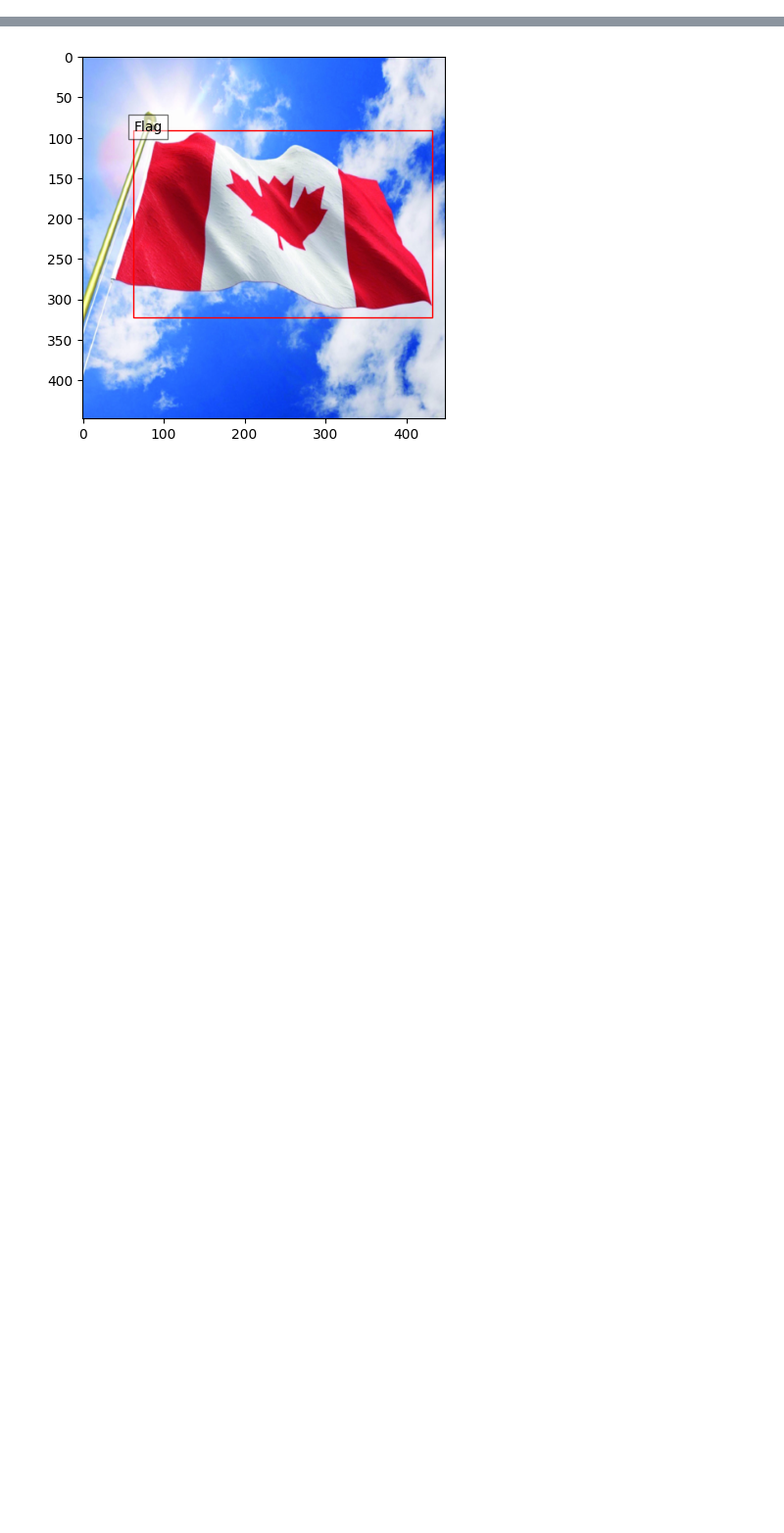
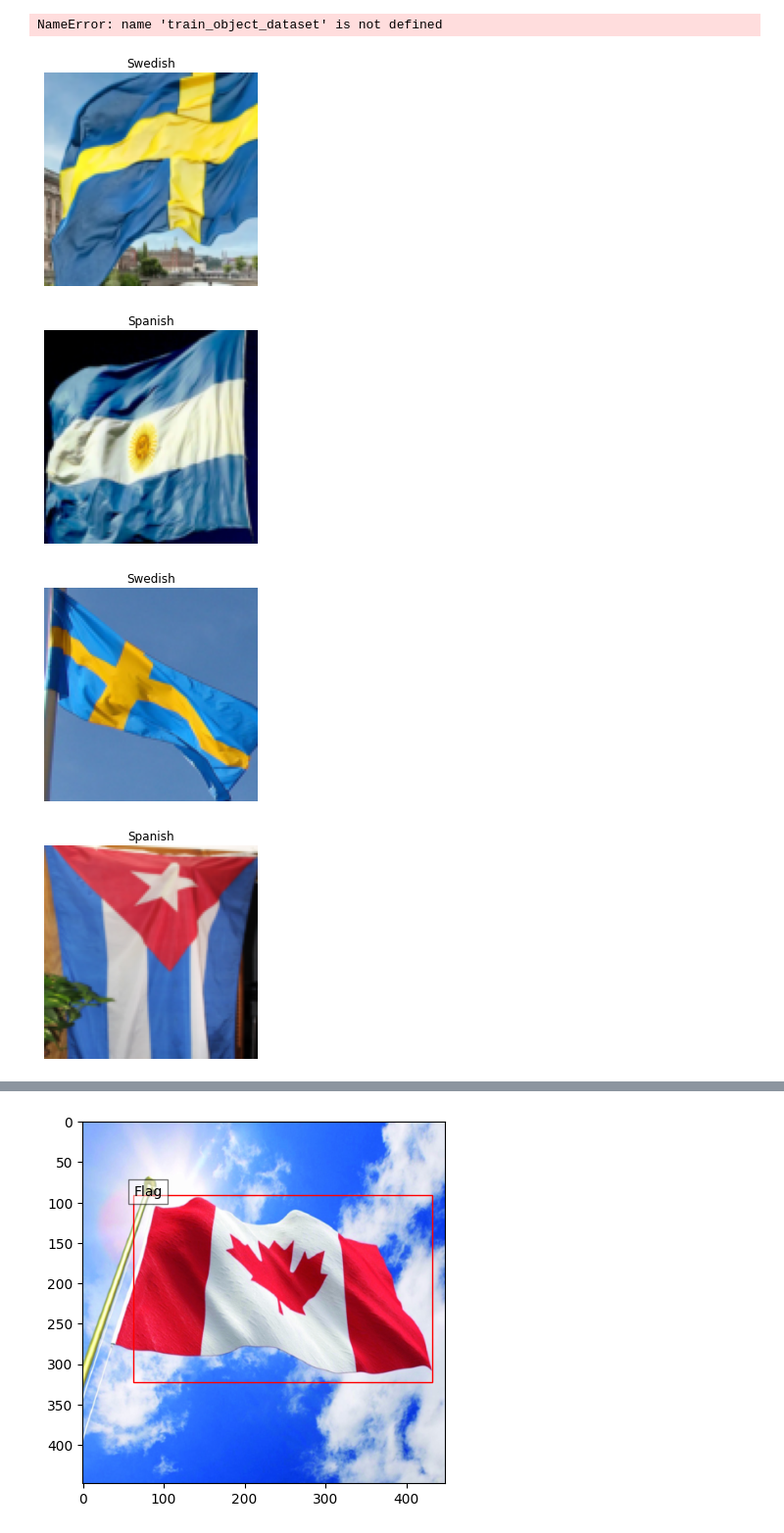
Before and after one commit to Devix71/Project_MIDA, a Jupyter notebook: Fine-Tuning_Models.ipynb, the cells around one changed output, grey strips where cells are left out. Shown at 98% size. Drawn from its saved outputs; the diff is of its cells as text; code cells hidden in the pictures; blank space fills up the shorter version.

```diff
--- a/Fine-Tuning_Models.ipynb
+++ b/Fine-Tuning_Models.ipynb
@@ -149 +190,5 @@ class ObjectDataset(Dataset):
+# %%
+# Initialize the flag dataset
+flag_dataset = FlagDataset(csv_file='Labelling/flags_complete.csv',
+                               img_dir='Images')
 # %%
@@ -164,6 +232,47 @@ train_dataset, val_dataset, test_dataset = random_split(object_dataset, [train_s
 # %%
-batch_size = 8  # You can adjust the batch size
+batch_size = 8  # batch size
 
-train_loader = DataLoader(train_dataset, batch_size=batch_size, shuffle=True, collate_fn=collate_fn)
-val_loader = DataLoader(val_dataset, batch_size=batch_size, shuffle=False, collate_fn=collate_fn)
-test_loader = DataLoader(test_dataset, batch_size=batch_size, shuffle=False, collate_fn=collate_fn)
+train_loader = DataLoader(train_object_dataset, batch_size=batch_size, shuffle=True, collate_fn=collate_fn)
+val_loader = DataLoader(val_object_dataset, batch_size=batch_size, shuffle=False, collate_fn=collate_fn)
+test_loader = DataLoader(test_object_dataset, batch_size=batch_size, shuffle=False, collate_fn=collate_fn)
+# %% [output]
+NameError: name 'train_object_dataset' is not defined
+# %%
+import matplotlib.pyplot as plt
+import numpy as np
+
+def show_image_with_label(dataset, idx, label_map=None):
+    image, label = dataset[idx]
+
+    # Convert tensor image to numpy array
+    if isinstance(image, torch.Tensor):
+        np_image = image.cpu().numpy().transpose(1, 2, 0)
+    else:
+        np_image = np.array(image)
+
+    # Normalize and display the image
+    np_image = np_image - np_image.min()
+    np_image = np_image / np_image.max()
+
+    # Create a matplotlib figure
+    fig, ax = plt.subplots()
+    ax.imshow(np_image)
+
+    # Display the label
+    label_text = f'{label}' if label_map is None else label_map.get(label, 'Unknown')
+    ax.set_title(label_text)
+    ax.axis('off')  # Turn off axis
+
+    plt.show()
+
+# Label map
+label_map = { 1: 'Spanish', 2: 'French', 3: "Russian", 4: "Swedish"}
+
+# Preview first few images in the dataset
+for i in range(5):
+    show_image_with_label(flag_dataset, i, label_map)
+# %% [output]
+[figure, added]
+[figure, added]
+[figure, added]
+[figure, added]
```
Also changed, not shown: parts of 25 cells of this notebook, 6 other files.
